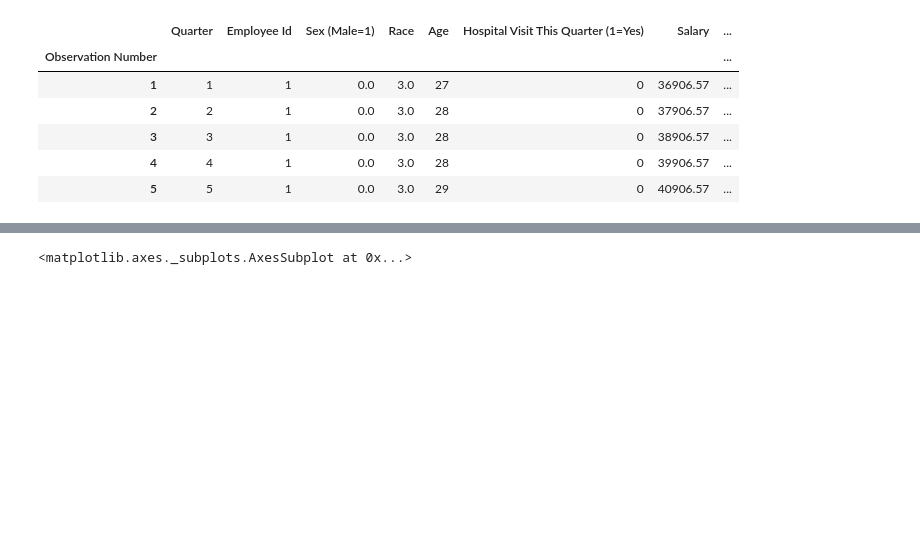
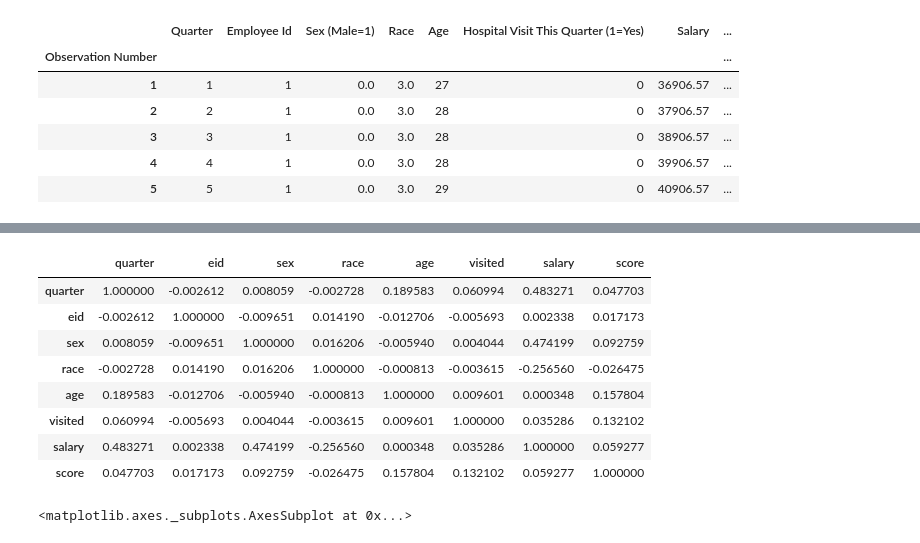
Before and after one commit to ProudHoosier/DS, a Jupyter notebook: Untitled1.ipynb, the cells around one changed output, grey strips where cells are left out. Drawn from its saved outputs; the diff is of its cells as text; code cells hidden in the pictures; blank space fills up the shorter version.

```diff
--- a/Untitled1.ipynb
+++ b/Untitled1.ipynb
@@ -20,3 +32,15 @@ data.columns = ['quarter', 'eid', 'sex', 'race', 'age', 'visited', 'salary', 'sc
+# %%
+data.corr()
+# %% [output]
+|  | quarter | eid | sex | race | age | visited | salary | score |
+| quarter | 1.000000 | -0.002612 | 0.008059 | -0.002728 | 0.189583 | 0.060994 | 0.483271 | 0.047703 |
+| eid | -0.002612 | 1.000000 | -0.009651 | 0.014190 | -0.012706 | -0.005693 | 0.002338 | 0.017173 |
+| sex | 0.008059 | -0.009651 | 1.000000 | 0.016206 | -0.005940 | 0.004044 | 0.474199 | 0.092759 |
+| race | -0.002728 | 0.014190 | 0.016206 | 1.000000 | -0.000813 | -0.003615 | -0.256560 | -0.026475 |
+| age | 0.189583 | -0.012706 | -0.005940 | -0.000813 | 1.000000 | 0.009601 | 0.000348 | 0.157804 |
+| visited | 0.060994 | -0.005693 | 0.004044 | -0.003615 | 0.009601 | 1.000000 | 0.035286 | 0.132102 |
+| salary | 0.483271 | 0.002338 | 0.474199 | -0.256560 | 0.000348 | 0.035286 | 1.000000 | 0.059277 |
+| score | 0.047703 | 0.017173 | 0.092759 | -0.026475 | 0.157804 | 0.132102 | 0.059277 | 1.000000 |
 # %%
 fig, axs = plt.subplots(1, 5, sharey=True)
 data.plot(kind='scatter', x='quarter', y='score', ax=axs[0], figsize=(16, 8))
```
Also changed, not shown: parts of 20 cells of this notebook.
